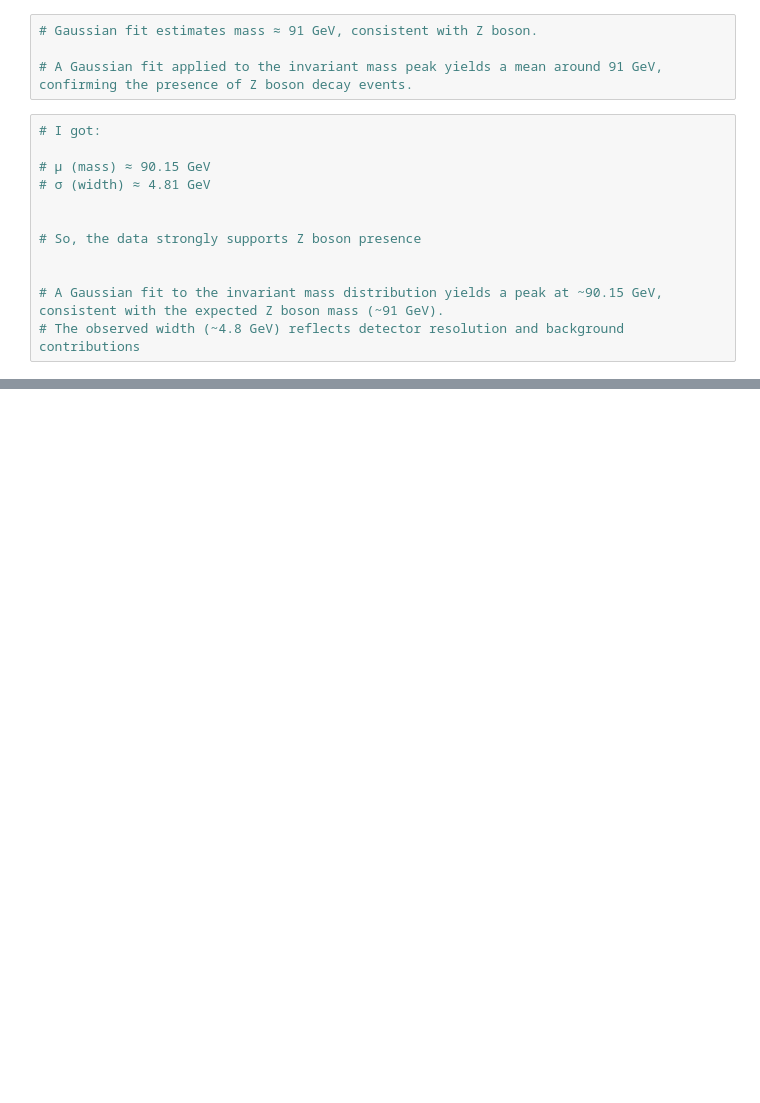
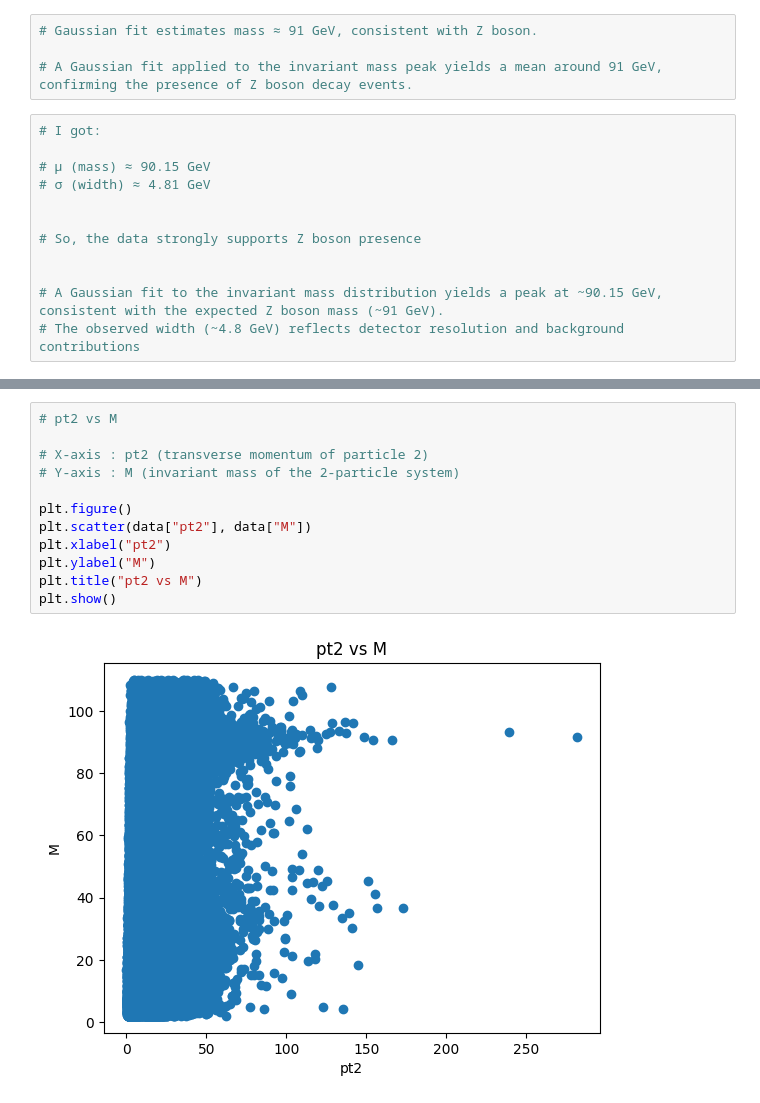
Before and after one commit to BinaryWhizz/Data-Analysis, a Jupyter notebook: Data Analysis 05/01.ipynb, the cells around one changed output, grey strips where cells are left out. Drawn from its saved outputs; the diff is of its cells as text; blank space fills up the shorter version.

Commit message:
CERN Electron Collision Data analysis

```diff
--- a/Data Analysis 05/01.ipynb
+++ b/Data Analysis 05/01.ipynb
@@ -217,0 +231,14 @@ plt.show()
+# %%
+# pt2 vs M
+
+# X-axis : pt2 (transverse momentum of particle 2)
+# Y-axis : M (invariant mass of the 2-particle system)
+
+plt.figure()
+plt.scatter(data["pt2"], data["M"])
+plt.xlabel("pt2")
+plt.ylabel("M")
+plt.title("pt2 vs M")
+plt.show()
+# %% [output]
+[figure, added]
```
Also changed, not shown: parts of 3 cells of this notebook.
